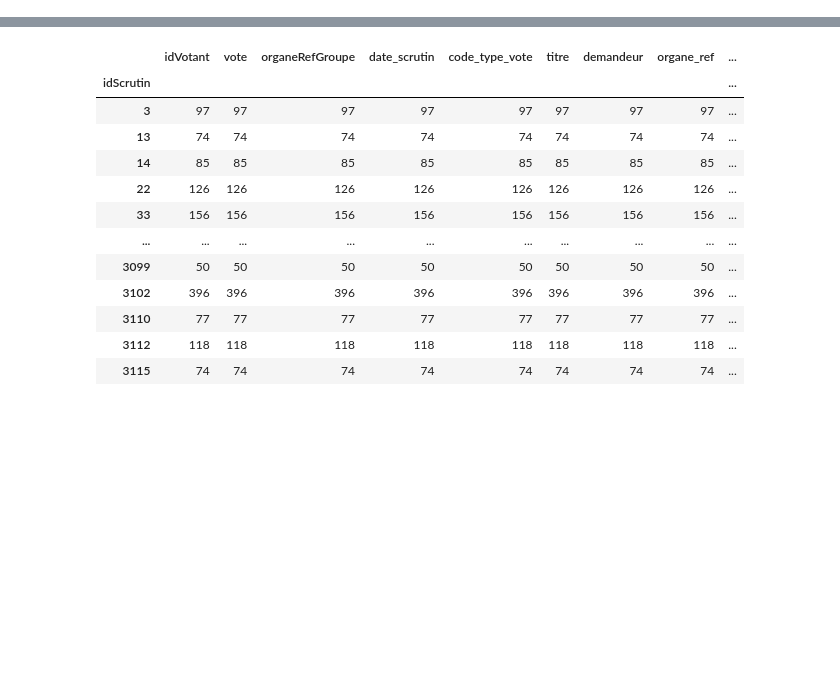
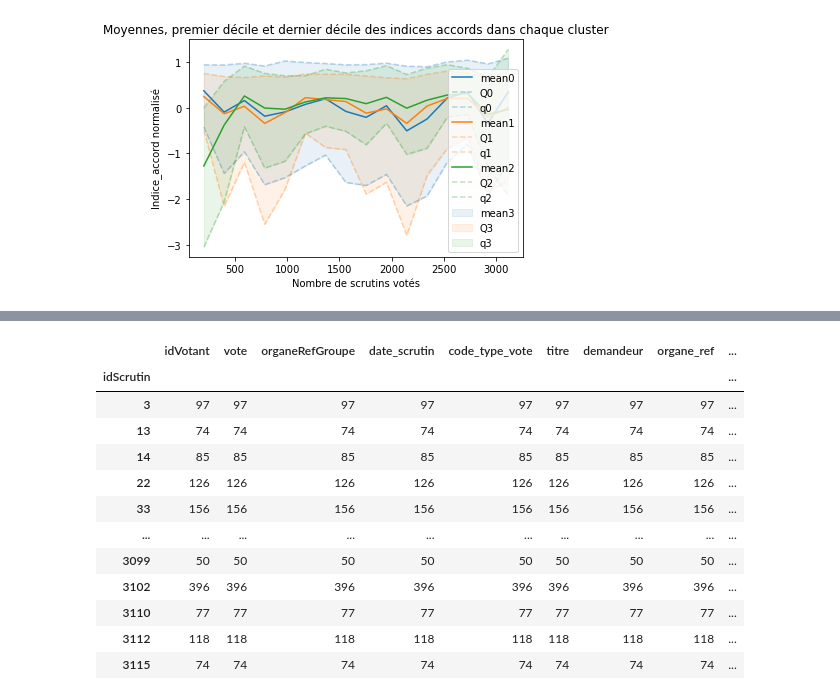
Before and after one commit to claralga/StatApp, a Jupyter notebook: profil votants.ipynb, the cells around one changed output, grey strips where cells are left out. Cells and saved outputs as stored; diff of their text form; code cells hidden in the pictures; blank space fills up the shorter version.

Commit message:
200 scrutins

```diff
--- a/profil votants.ipynb
+++ b/profil votants.ipynb
@@ -3,0 +206,91 @@ import numpy as np
+# %%
+mean0 = []
+for i in range(16):
+    mean0.append(df_cluster_0[df_cluster_0.columns[i]].mean())
+
+Q0 = []
+for i in range(16):
+    Q0.append(df_cluster_0[df_cluster_0.columns[i]].quantile(0.9))
+
+q0 = []
+for i in range(16):
+    q0.append(df_cluster_0[df_cluster_0.columns[i]].quantile(0.1))
+
+
+x = np.linspace(200, 3117, 16)
+plt.plot(x, mean0, color = 'tab:blue')
+plt.plot(x, Q0, color = 'tab:blue', linestyle = 'dashed', alpha = 0.3)
+plt.plot(x, q0, color = 'tab:blue',linestyle = 'dashed', alpha = 0.3)
+plt.fill_between(x, Q0, q0, color='tab:blue',alpha=0.1)
+
+
+
+mean1 = []
+for i in range(16):
+    mean1.append(df_cluster_1[df_cluster_1.columns[i]].mean())
+
+Q1 = []
+for i in range(16):
+    Q1.append(df_cluster_1[df_cluster_1.columns[i]].quantile(0.9))
+
+q1 = []
+for i in range(16):
+    q1.append(df_cluster_1[df_cluster_1.columns[i]].quantile(0.1))
+
+
+x = np.linspace(200, 3117, 16)
+plt.plot(x, mean1, color = 'tab:orange')
+plt.plot(x, Q1, color = 'tab:orange', linestyle = 'dashed', alpha = 0.3)
+plt.plot(x, q1, color = 'tab:orange',linestyle = 'dashed', alpha = 0.3)
+plt.fill_between(x, Q1, q1, color='tab:orange',alpha=0.1)
+
+
+
+
+mean2 = []
+for i in range(16):
+    mean2.append(df_cluster_2[df_cluster_2.columns[i]].mean())
+
+Q2 = []
+for i in range(16):
+    Q2.append(df_cluster_2[df_cluster_2.columns[i]].quantile(0.9))
+
+q2 = []
+for i in range(16):
+    q2.append(df_cluster_2[df_cluster_2.columns[i]].quantile(0.1))
+
+
+x = np.linspace(200, 3117, 16)
+plt.plot(x, mean2, color = 'tab:green')
+plt.plot(x, Q2, color = 'tab:green', linestyle = 'dashed', alpha = 0.3)
+plt.plot(x, q2, color = 'tab:green',linestyle = 'dashed', alpha = 0.3)
+plt.fill_between(x, Q2, q2, color='tab:green',alpha=0.1)
+
+
+#mean3 = []
+#for i in range(16):
+#    mean3.append(df_cluster_3[df_cluster_3.columns[i]].mean())
+
+#Q3 = []
+#for i in range(16):
+#    Q3.append(df_cluster_3[df_cluster_3.columns[i]].quantile(0.9))
+
+#q3 = []
+#for i in range(16):
+#    q3.append(df_cluster_3[df_cluster_3.columns[i]].quantile(0.1))
+
+
+#x = np.linspace(200, 3117, 16)
+#plt.plot(x, mean3, color = 'tab:red')
+#plt.plot(x, Q3, color = 'tab:red', linestyle = 'dashed', alpha = 0.3)
+#plt.plot(x, q3, color = 'tab:red',linestyle = 'dashed', alpha = 0.3)
+#plt.fill_between(x, Q3, q3, color='tab:red',alpha=0.1)
+
+plt.title("Moyennes, premier décile et dernier décile des indices accords dans chaque cluster")
+plt.xlabel("Nombre de scrutins votés")
+plt.ylabel("Indice_accord normalisé")
+
+
+label = ['mean0', 'Q0','q0','mean1', 'Q1','q1', 'mean2', 'Q2','q2','mean3', 'Q3','q3']
+plt.legend(labels = label)
+# %% [output]
@@ -3,0 +298 @@ import numpy as np
+[figure, added]
```
Also changed, not shown: parts of 43 cells of this notebook.
